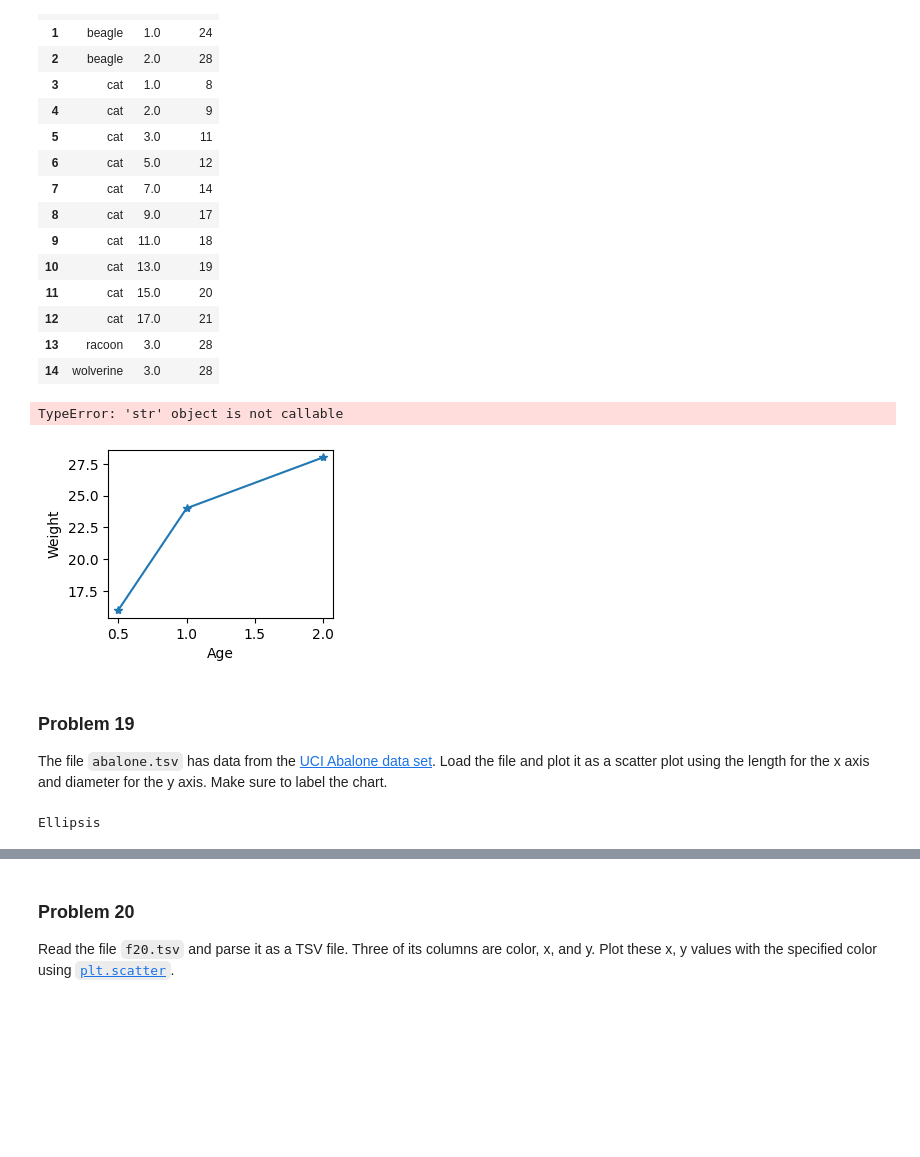
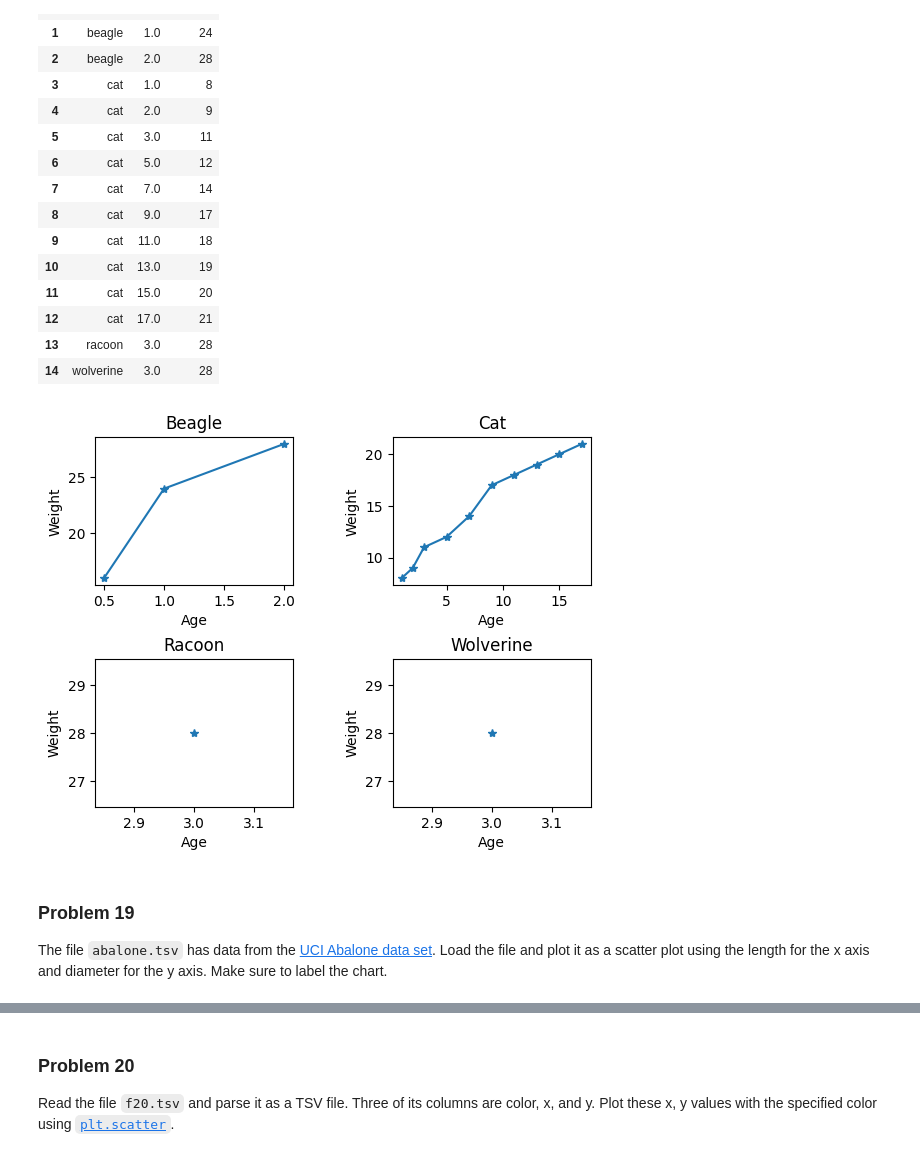
Before and after one commit to kmstepka/dx602-homework-05, a Jupyter notebook: homework.ipynb, the cells around one changed output, grey strips where cells are left out. Saved outputs shown, nothing was run; the diff lists cells and outputs as text; code cells hidden in the pictures; blank space fills up the shorter version.

```diff
--- a/homework.ipynb
+++ b/homework.ipynb
@@ -454,24 +454,37 @@ df18b = df18[df18["animal"]=="beagle"]
 df18c = df18[df18["animal"]=="cat"]
 df18r = df18[df18["animal"]=="racoon"]
 df18w = df18[df18["animal"]=="wolverine"]
-# %%
-plt.subplot(221)
-plt.plot(df18b["age"], df18b["weight"], marker="*")
-plt.xlabel("Age")
-plt.ylabel("Weight")
-plt.title("Beagle")
-# %% [output]
-TypeError: 'str' object is not callable
-[figure, removed]
+# %%
+plt.subplot(221)
+plt.plot(df18b["age"], df18b["weight"], marker="*")
+plt.xlabel("Age")
+plt.ylabel("Weight")
+plt.title("Beagle")
+
+plt.subplot(222)
+plt.plot(df18c["age"], df18c["weight"], marker="*")
+plt.xlabel("Age")
+plt.ylabel("Weight")
+plt.title("Cat")
+
+plt.subplot(223)
+plt.plot(df18r["age"], df18r["weight"], marker="*")
+plt.xlabel("Age")
+plt.ylabel("Weight")
+plt.title("Racoon")
+
+plt.subplot(224)
+plt.plot(df18w["age"], df18w["weight"], marker="*")
+plt.xlabel("Age")
+plt.ylabel("Weight")
+plt.title("Wolverine")
+
+plt.subplots_adjust(hspace=.5, wspace=.5)
+# %% [output]
+[figure, added]
 # %% [markdown]
 ### Problem 19
 
 The file `abalone.tsv` has data from the [UCI Abalone data set](https://archive.ics.uci.edu/dataset/1/abalone).
 Load the file and plot it as a scatter plot using the length for the x axis and diameter for the y axis.
 Make sure to label the chart.
-# %%
-# YOUR CHANGES HERE
-
-...
-# %% [output]
-Ellipsis
```
Also changed, not shown: parts of 1 cell of this notebook.
